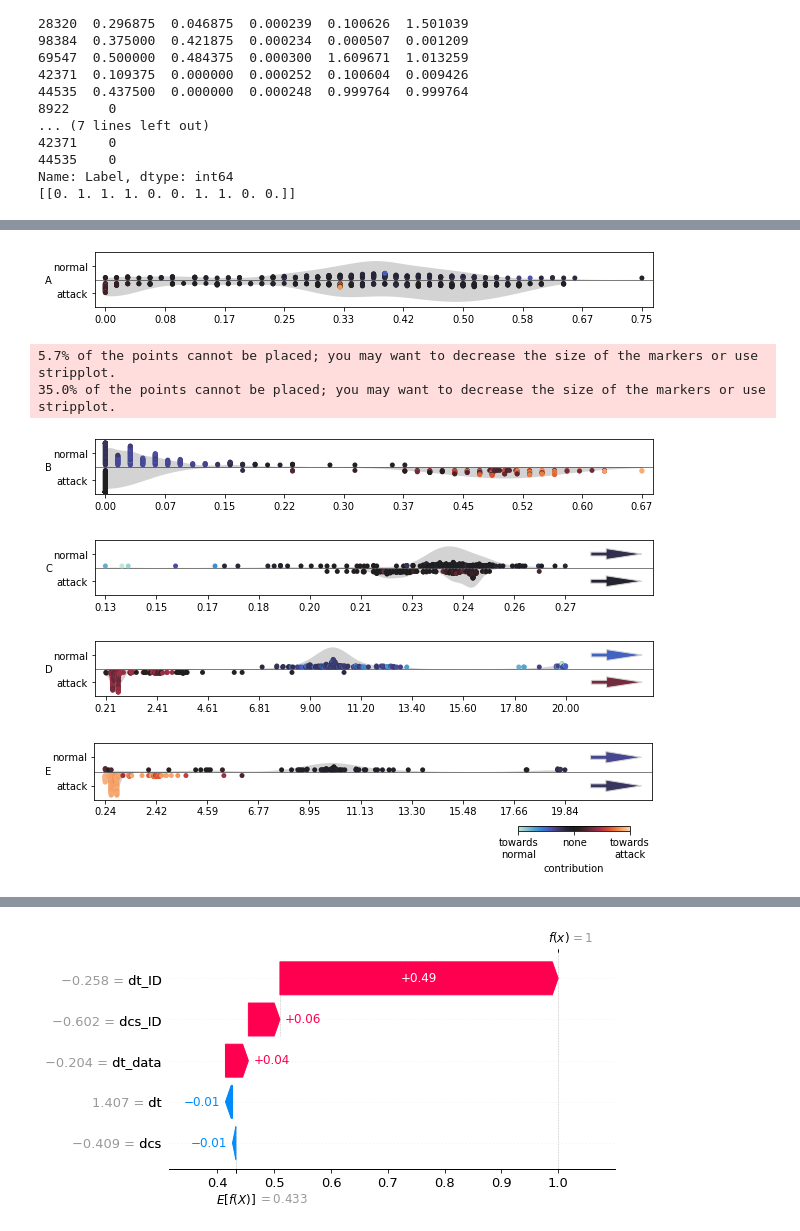
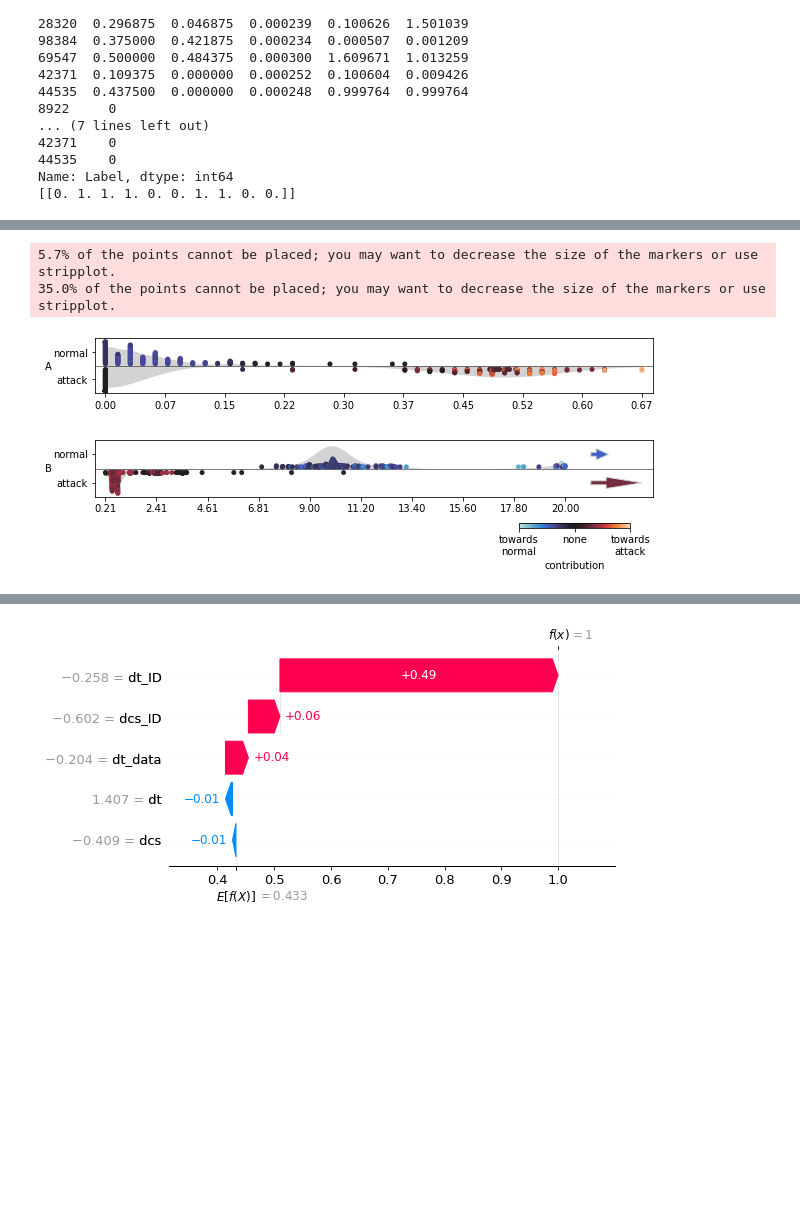
Before and after one commit to hampu5/ml-classify, a Jupyter notebook: ml_classify/dnn-book.ipynb, the cells around one changed output, grey strips where cells are left out. Cells and saved outputs as stored; diff of their text form; code cells hidden in the pictures; blank space fills up the shorter version.

```diff
--- a/ml_classify/dnn-book.ipynb
+++ b/ml_classify/dnn-book.ipynb
@@ -245,14 +256,19 @@ print(pred_sample)
 44535    0
 Name: Label, dtype: int64
 [[0. 1. 1. 1. 0. 0. 1. 1. 0. 0.]]
+# %%
+shap_all.feature_names = ["T", "A", "C", "B", "E"]
 # %%
 # plot_beeswarm(shap_all)
 def plot_beeswarm2(exp_obj):
-    vis = shap.plots.beeswarm(exp_obj, show=False, max_display=20 , color=plt.get_cmap("plasma"), order=[0, 1, 2, 3, 4])
-    plt.gcf().axes[-1].set_aspect(100)
-    plt.gcf().axes[-1].set_box_aspect(100)
+    vis = shap.plots.beeswarm(exp_obj, show=False, max_display=20, color=plt.get_cmap("plasma"), order=[1, 3], color_bar=False)
+    # plt.gcf().axes[-1].set_aspect(100)
+    # plt.gcf().axes[-1].set_box_aspect(100)
+    cbar = plt.colorbar(plt.cm.ScalarMappable(cmap="plasma"), label="Feature value")
+    cbar.set_ticks([0, 1])
+    cbar.set_ticklabels(["Low", "High"])
+    plt.xlabel("<- towards normal | towards attack ->")
     return vis
 
-shap_all.feature_names = ["A", "B", "C", "D", "E"]
 plot_beeswarm2(shap_all)
 # %% [output]
@@ -275,7 +291,7 @@ def plot_test(df_exp: pd.DataFrame, shap_all: shap.Explanation, feature, trim=No
     shap_exp = shap_exp[mask]
     df_exp = df_exp[mask]
 
-    # plt.figure(figsize=(20, 2), dpi=100)
+    # plt.figure(dpi=100)
     # plt.figure(80, y_squish)
     # fig = plt.figure()
     # ax = fig.add_axes([0, 0, 80, y_squish])
@@ -336,51 +352,55 @@ def plot_test(df_exp: pd.DataFrame, shap_all: shap.Explanation, feature, trim=No
         cbar.set_ticks([0, 0.5, 1])
         cbar.set_ticklabels(["towards\nnormal", "none", "towards\nattack"])
 
-    f_dict = {"dcs": "A", "dcs_ID": "B", "dt": "C", "dt_ID": "D", "dt_data": "E"}
+    f_dict = {"dcs": "A", "dcs_ID": "A", "dt": "C", "dt_ID": "B", "dt_data": "E"}
     feature = f_dict[feature]
     # ax.set_title(f"How the RF-model classifies data - feature: {feature}")
     # ax.set_title(feature)
     # feature = feature + " (ms)" if feature[0:2] == "dt" else feature
 
     # ax.set_ylabel("type of data")
     ax.set_ylabel(feature, rotation="horizontal", x=-1, y=0.4)
     # ax.set_xlabel(f"value of {feature}")
     ax.set_xlabel("")
 
     ax.set_xticks(ticks=np.linspace(0, 1, 10), labels=map(lambda x: format(x*scale, '.2f'), np.linspace(feature_min, feature_max, 10)))
     ax.set_yticks(ticks=[-0.25, 0.25], labels=["normal", "attack"])
     ax.axhline(y=0, color="black", linewidth=0.5)
 
     s_last = ax.get_xticks()[-2]
     last = ax.get_xticks()[-1]
 
+    largest_outliers = max(len(normal_outliers), len(attack_outliers))
+
     if normal_outliers.size != 0:
-        ax.arrow(last + (last-s_last) * 0.5, -0.25, last-s_last, 0, facecolor=cmap(normal_outliers.mean()), edgecolor=violin_color,
-            width=0.07, head_length=(last-s_last)*0.7, head_width=0.2,
+        # ax.text(last + (last-s_last) * 0.5, -0.28, f"{len(normal_outliers)}")
+        arrow_length = (last-s_last) * (len(normal_outliers) / largest_outliers)
+        ax.arrow(last + (last-s_last) * 0.5, -0.25, arrow_length, 0, facecolor=cmap(normal_outliers.mean()), edgecolor=violin_color,
+            width=0.07, head_length=(arrow_length)*0.7, head_width=0.2,
             length_includes_head=True)
     if attack_outliers.size != 0:
-        ax.arrow(last + (last-s_last) * 0.5, 0.25, last-s_last, 0, facecolor=cmap(attack_outliers.mean()), edgecolor=violin_color,
-            width=0.07, head_length=(last-s_last)*0.7, head_width=0.2,
+        # ax.text(last + (last-s_last) * 0.5, 0.22, f"{len(attack_outliers)}")
+        arrow_length = (last-s_last) * (len(attack_outliers) / largest_outliers)
+        ax.arrow(last + (last-s_last) * 0.5, 0.25, arrow_length, 0, facecolor=cmap(attack_outliers.mean()), edgecolor=violin_color,
+            width=0.07, head_length=(arrow_length)*0.7, head_width=0.2,
             length_includes_head=True)
 
     ax.margins(x=0.02)
 
     # return ax
     plt.show()
 
-plot_test(pd.concat([X_exp_original, y_exp], axis=1), shap_all, "dcs", trim=(-1, 1), y_squish=25)
+# plot_test(pd.concat([X_exp_original, y_exp], axis=1), shap_all, "dcs", trim=(-1, 1), y_squish=25)
 plot_test(pd.concat([X_exp_original, y_exp], axis=1), shap_all, "dcs_ID", trim=(-1, 1), y_squish=15)
-plot_test(pd.concat([X_exp_original, y_exp], axis=1), shap_all, "dt", trim=(0, 0.0003), scale=1000, y_squish=20)
-plot_test(pd.concat([X_exp_original, y_exp], axis=1), shap_all, "dt_ID", trim=(0, 0.02), scale=1000)
-plot_test(pd.concat([X_exp_original, y_exp], axis=1), shap_all, "dt_data", trim=(0, 0.02), scale=1000, colorbar=True, y_size=1.5)
+# plot_test(pd.concat([X_exp_original, y_exp], axis=1), shap_all, "dt", trim=(0, 0.0003), scale=1000, y_squish=20)
+# plot_test(pd.concat([X_exp_original, y_exp], axis=1), shap_all, "dt_ID", trim=(0, 0.21), scale=1000)
+plot_test(pd.concat([X_exp_original, y_exp], axis=1), shap_all, "dt_ID", trim=(0, 0.02), scale=1000, colorbar=True, y_size=1.5)
+# plot_test(pd.concat([X_exp_original, y_exp], axis=1), shap_all, "dt_data", trim=(0, 0.02), scale=1000, colorbar=True, y_size=1.5)
 # %% [output]
+5.7% of the points cannot be placed; you may want to decrease the size of the markers or use stripplot.
+35.0% of the points cannot be placed; you may want to decrease the size of the markers or use stripplot.
-[figure, old version]
+[figure, new version]
-5.7% of the points cannot be placed; you may want to decrease the size of the markers or use stripplot.
-35.0% of the points cannot be placed; you may want to decrease the size of the markers or use stripplot.
-[figure, old version]
+[figure, new version]
-[figure, removed]
-[figure, removed]
-[figure, removed]
 # %%
 plot_exp(pd.concat([X_exp_original, y_exp], axis=1), shap_all, "dt_ID", trim=(0, 0.02), scale=1000)
 plot_exp(pd.concat([X_exp_original, y_exp], axis=1), shap_all, "dt_data", trim=(0, 0.02), scale=1000)
```
Also changed, not shown: parts of 3 cells of this notebook, 8 other files.
